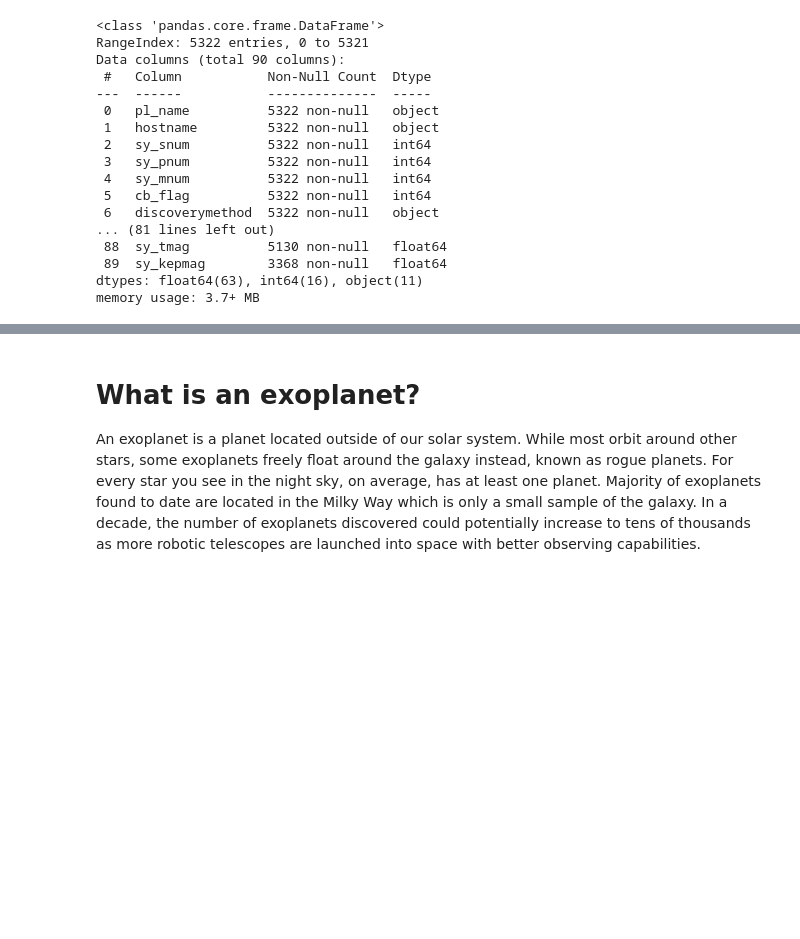
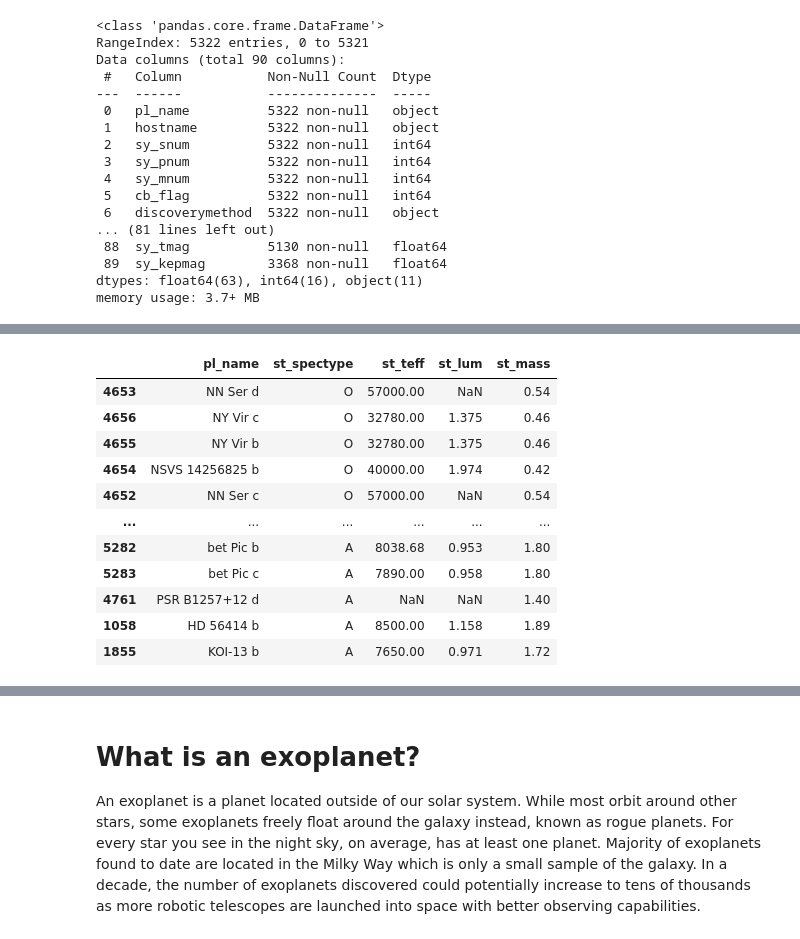
Before and after one commit to leoybkim/exoplanet, a Jupyter notebook: EDA.ipynb, the cells around one changed output, grey strips where cells are left out. Cells and saved outputs as stored; diff of their text form; code cells hidden in the pictures; blank space fills up the shorter version.

Commit message:
Impute st_spectype with st_teff, st_lum, st_mass using Harvard spectral classification

```diff
--- a/EDA.ipynb
+++ b/EDA.ipynb
@@ -63,35 +87,71 @@ Stellar spectral type (*st_spectype*) can be imputed using stellar effective tem
 | K     | 3,700–5,200               | 0.45–0.8        | 0.7–0.96         | 0.08–0.6        |
 | M     | 2,400–3,700               | 0.08–0.45       | ≤ 0.7            | ≤ 0.08          |
 # %%
-percent_missing = df.isnull().sum() * 100 / len(df)
-print(f"Number of columns with >= 30% of data missing: {len(percent_missing.loc[lambda p : p > 30])}")
+import math
+def spectral_class(temp, lum, mass, name):
+    if not math.isnan(temp):
+        if temp >= 30000:
+            return "O"
+        elif temp >= 10000 and temp < 30000:
+            return "B"
+        elif temp >= 7500 and temp < 10000:
+            return "A"
+        elif temp >=6000 and temp < 7500:
+            return "F"
+        elif temp >=5200 and temp < 6000:
+            return "G"
+        elif temp >=3700 and temp < 5200:
+            return "K"
+        elif temp < 3700:
+            return "M"
+    elif not math.isnan(lum):
+        if lum >= 30000:
+            return "O"
+        elif lum >= 25 and lum < 30000:
+            return "B"
+        elif lum >= 5 and lum < 25:
+            return "A"
+        elif lum >=1.5 and lum < 5:
+            return "F"
+        elif lum >=0.6 and lum < 1.5:
+            return "G"
+        elif lum >=0.08 and lum < 0.6:
+            return "K"
+        elif lum < 0.08:
+            return "M"
+    elif not math.isnan(mass):
+        if mass >= 16:
+            return "O"
+        elif mass >= 2.1 and mass < 16:
+            return "B"
+        elif mass >= 1.4 and mass < 2.1:
+            return "A"
+        elif mass >=1.04 and mass < 1.4:
+            return "F"
+        elif mass >=0.8 and mass < 1.04:
+            return "G"
+        elif mass >=0.45 and mass < 0.8:
+            return "K"
+        elif mass < 0.45:
+            return "M"
 
-# TODO impute st_sepctype
+df['st_spectype'] = df.apply(lambda row: spectral_class(row['st_teff'],
+                                                        np.power(10, row['st_lum']),
+                                                        row['st_mass'], row['pl_name']), axis=1)
+
+df[['pl_name', 'st_spectype', 'st_teff', 'st_lum', 'st_mass']].sort_values(by='st_spectype', ascending=False)
+
 # TODO drop columns missing higher than 30% of data
-# TODO look for NaN values
-no_spectype = df[df['st_spectype'].isnull()][['pl_name', 'st_teff','st_lum', 'st_rad', 'st_mass']]
-has_spectype = df[df['st_spectype'].notnull()][['pl_name', 'st_spectype', 'st_teff','st_lum', 'st_rad', 'st_mass']]
-
-def estimate(temp):
-    if temp >= 30000:
-        return "O"
-    elif temp >= 10000 and temp < 30000:
-        return "B"
-    elif temp >= 7500 and temp < 10000:
-        return "A"
-    elif temp >=6000 and temp < 7500:
-        return "F"
-    elif temp >=5200 and temp < 6000:
-        return "G"
-    elif temp >=3700 and temp < 5200:
-        return "K"
-    elif temp >=2400 and temp < 3700:
-        return "M"
-
-
-
-has_spectype['guess'] = has_spectype['st_teff'].apply(lambda x: estimate(x))
-# has_spectype.where(has_spectype['guess'] != has_spectype['st_spectype'].astype(str).str[0])
-
-has_spectype.where(has_spectype['st_spectype']=='NaN')
 # %% [output]
+|  | pl_name | st_spectype | st_teff | st_lum | st_mass |
+| 4653 | NN Ser d | O | 57000.00 | NaN | 0.54 |
+| 4656 | NY Vir c | O | 32780.00 | 1.375 | 0.46 |
+| 4655 | NY Vir b | O | 32780.00 | 1.375 | 0.46 |
+| 4654 | NSVS 14256825 b | O | 40000.00 | 1.974 | 0.42 |
+| 4652 | NN Ser c | O | 57000.00 | NaN | 0.54 |
+| ... | ... | ... | ... | ... | ... |
+| 5282 | bet Pic b | A | 8038.68 | 0.953 | 1.80 |
+| 5283 | bet Pic c | A | 7890.00 | 0.958 | 1.80 |
+| 4761 | PSR B1257+12 d | A | NaN | NaN | 1.40 |
+| 1058 | HD 56414 b | A | 8500.00 | 1.158 | 1.89 |
+| 1855 | KOI-13 b | A | 7650.00 | 0.971 | 1.72 |
```
Also changed, not shown: parts of 5 cells of this notebook.
